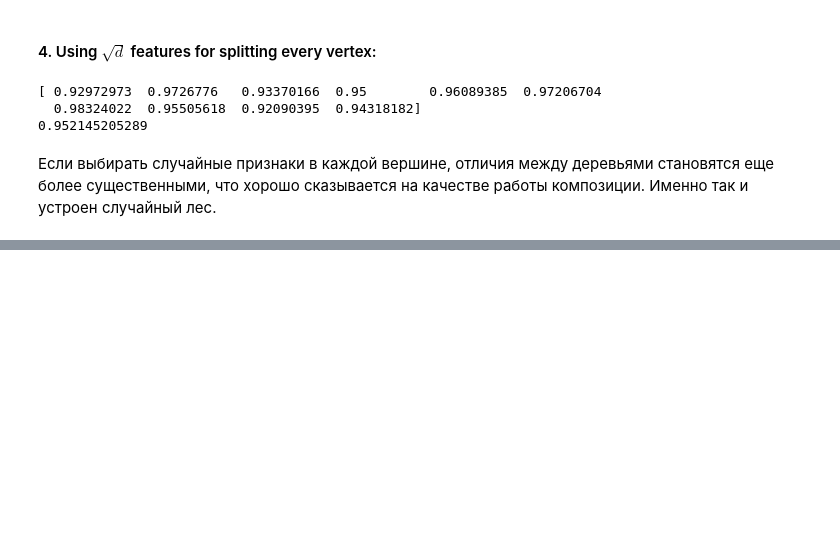
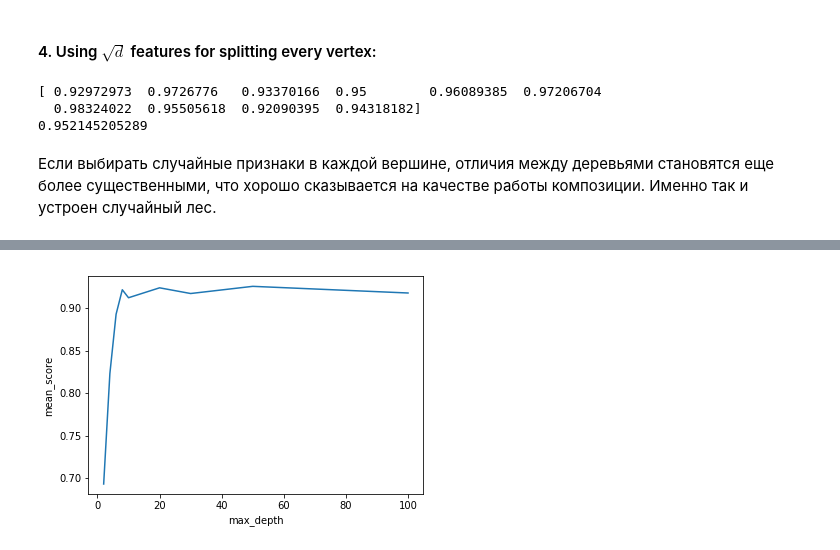
Before and after one commit to ivan-magda/machine-learning-data-analysis, a Jupyter notebook: supervised-learning/bagging-random-forest/solution.ipynb, the cells around one changed output, grey strips where cells are left out. Cells and saved outputs as stored; diff of their text form; code cells hidden in the pictures; blank space fills up the shorter version.

```diff
--- a/supervised-learning/bagging-random-forest/solution.ipynb
+++ b/supervised-learning/bagging-random-forest/solution.ipynb
@@ -117,0 +183,19 @@ write_answer_4(opt_bagging_score_2.mean())
+# %%
+mean_scores = []
+
+for max_depth in parameters_grid['max_depth']:
+    score = model_selection.cross_val_score(
+        ensemble.RandomForestClassifier(max_depth=max_depth),
+        X_train,
+        y_train,
+        cv=10
+    )
+
+    mean_scores.append(score.mean())
+# %%
+plt.plot(parameters_grid['max_depth'], mean_scores)
+plt.xlabel('max_depth')
+plt.ylabel('mean_score')
+plt.show()
+# %% [output]
+[figure, added]
```
Also changed, not shown: parts of 11 cells of this notebook, 1 other file.
